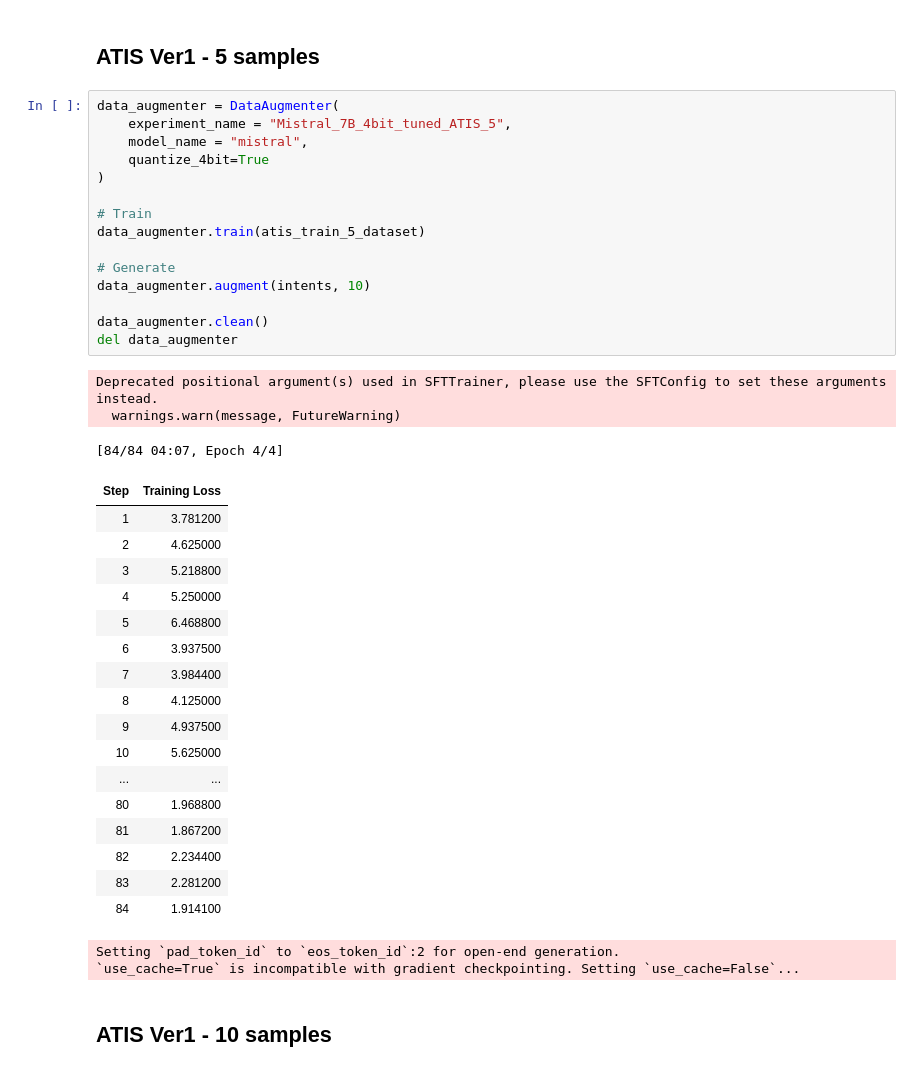
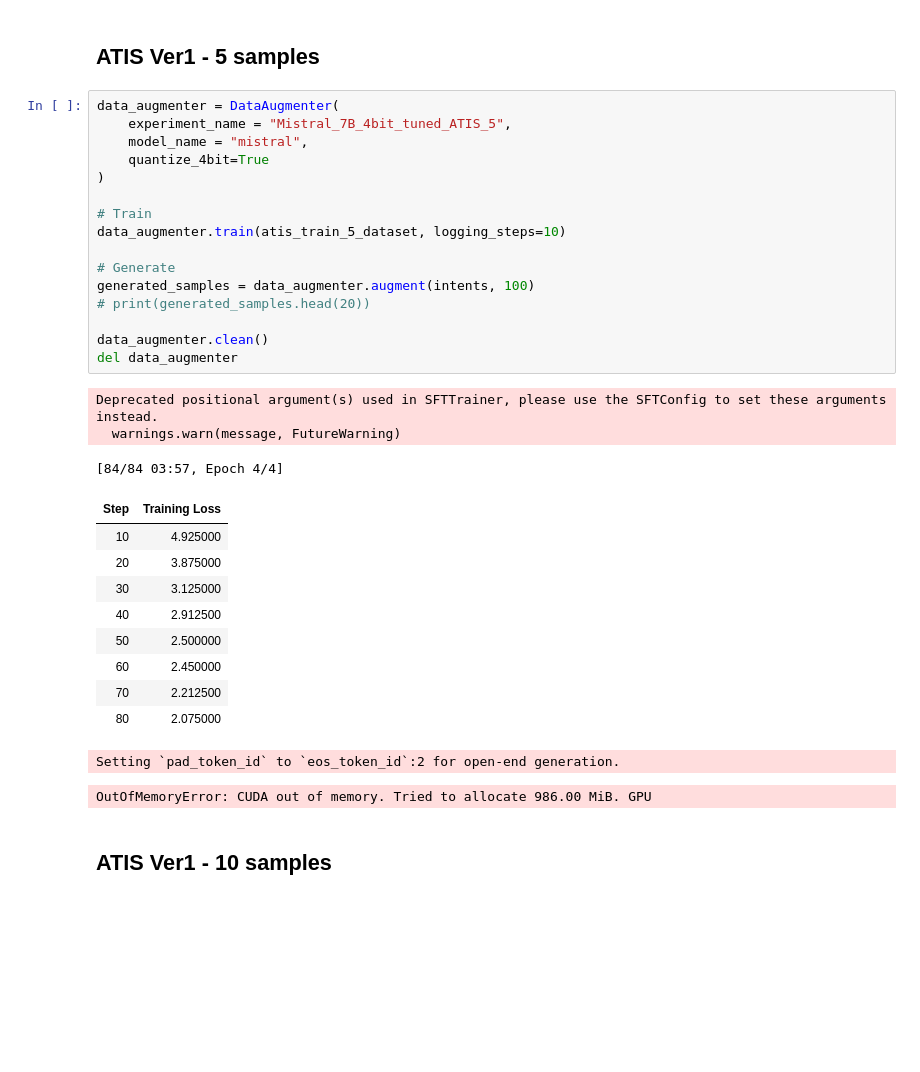
Before and after one commit to elephanti/NLPProject2024, a Jupyter notebook: LAMBADA Data Augmentation.ipynb, the cells around one changed output. Saved outputs shown, nothing was run; the diff lists cells and outputs as text; blank space fills up the shorter version.

```diff
--- a/LAMBADA Data Augmentation.ipynb
+++ b/LAMBADA Data Augmentation.ipynb
@@ -106,41 +113,34 @@ Setting `pad_token_id` to `eos_token_id`:2 for open-end generation.
 # %%
 data_augmenter = DataAugmenter(
     experiment_name = "Mistral_7B_4bit_tuned_ATIS_5",
     model_name = "mistral",
     quantize_4bit=True
 )
 
 # Train
-data_augmenter.train(atis_train_5_dataset)
+data_augmenter.train(atis_train_5_dataset, logging_steps=10)
 
 # Generate
-data_augmenter.augment(intents, 10)
+generated_samples = data_augmenter.augment(intents, 100)
+# print(generated_samples.head(20))
 
 data_augmenter.clean()
 del data_augmenter
 # %% [output]
 Deprecated positional argument(s) used in SFTTrainer, please use the SFTConfig to set these arguments instead.
   warnings.warn(message, FutureWarning)
-[84/84 04:07, Epoch 4/4]
+[84/84 03:57, Epoch 4/4]
 | Step | Training Loss |
-| 1 | 3.781200 |
-| 2 | 4.625000 |
-| 3 | 5.218800 |
-| 4 | 5.250000 |
-| 5 | 6.468800 |
-| 6 | 3.937500 |
-| 7 | 3.984400 |
-| 8 | 4.125000 |
-| 9 | 4.937500 |
-| 10 | 5.625000 |
-| ... | ... |
-| 80 | 1.968800 |
-| 81 | 1.867200 |
-| 82 | 2.234400 |
-| 83 | 2.281200 |
-| 84 | 1.914100 |
+| 10 | 4.925000 |
+| 20 | 3.875000 |
+| 30 | 3.125000 |
+| 40 | 2.912500 |
+| 50 | 2.500000 |
+| 60 | 2.450000 |
+| 70 | 2.212500 |
+| 80 | 2.075000 |
 Setting `pad_token_id` to `eos_token_id`:2 for open-end generation.
-`use_cache=True` is incompatible with gradient checkpointing. Setting `use_cache=False`...
+OutOfMemoryError: CUDA out of memory. Tried to allocate 986.00 MiB. GPU
 # %% [markdown]
 ## ATIS Ver1 - 10 samples
 # %%
```
Also changed, not shown: parts of 12 cells of this notebook.
